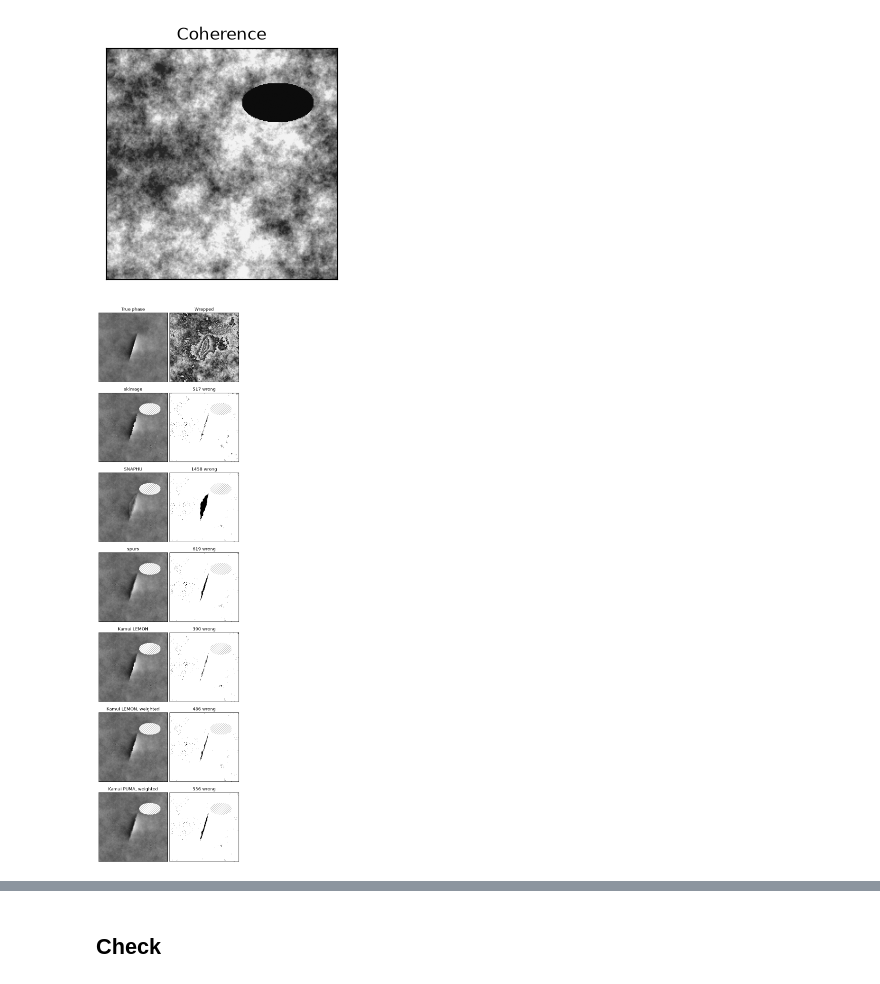
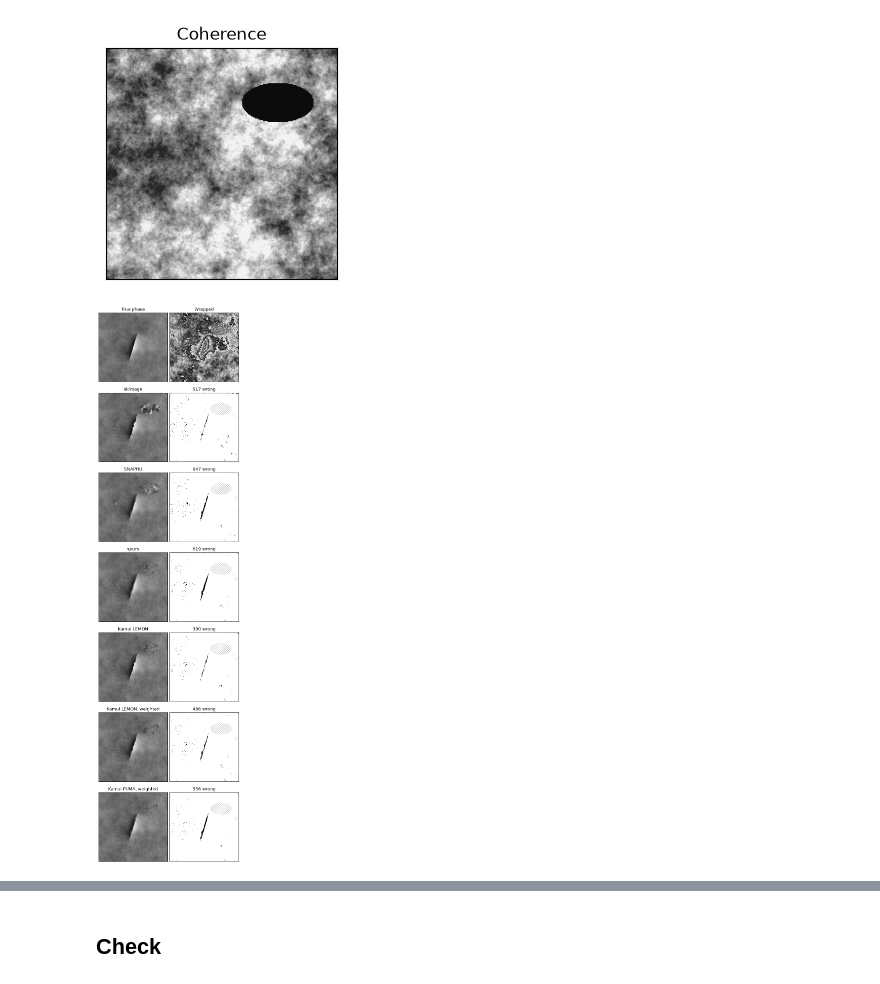
Before and after one commit to yoyolicoris/kamui, a Jupyter notebook: examples/synthetic_images.ipynb, the cells around one changed output, grey strips where cells are left out. Cells and saved outputs as stored; diff of their text form; code cells hidden in the pictures.

```diff
--- a/examples/synthetic_images.ipynb
+++ b/examples/synthetic_images.ipynb
@@ -45,8 +45,8 @@ def quiet_stdout():
         os.close(saved)
 
 
-def unwrap_snaphu(wrapped, coherence=None):
-    """Unwrap with SNAPHU's smooth-surface cost, masking NaN pixels.
+def unwrap_snaphu(wrapped, coherence=None, nlooks=1, cost="smooth"):
+    """Unwrap with SNAPHU, masking NaN pixels.
 
     Without a coherence map, SNAPHU gets a uniform 0.5.
     """
@@ -55,7 +55,7 @@ def unwrap_snaphu(wrapped, coherence=None):
     corr = np.full(wrapped.shape, 0.5) if coherence is None else coherence
     with quiet_stdout():
         unwrapped, _ = snaphu.unwrap(
-            igram, corr.astype(np.float32), nlooks=1, cost="smooth", mask=valid
+            igram, corr.astype(np.float32), nlooks=nlooks, cost=cost, mask=valid
         )
     return np.where(valid, unwrapped, np.nan)
 
@@ -100,14 +100,17 @@ def n_errors(unwrapped, truth):
 def compare(truth, wrapped, methods=METHODS, exclude=None):
     """Unwrap `wrapped` with each method, plot each result beside its wrong pixels, and time it.
 
-    Pixels in the boolean mask `exclude` are left out of the plots and counts. Returns the results.
+    Pixels in the boolean mask `exclude` are left out of the wrong-pixel maps and counts.
+    Returns the results, with those pixels set to NaN.
     """
-    results, seconds = {}, {}
+    unwrapped_by, results, seconds = {}, {}, {}
     for name, unwrap in methods.items():
         start = perf_counter()
-        unwrapped = unwrap(wrapped)
+        unwrapped_by[name] = unwrap(wrapped)
         seconds[name] = perf_counter() - start
-        results[name] = unwrapped if exclude is None else np.where(exclude, np.nan, unwrapped)
+        results[name] = (
+            unwrapped_by[name] if exclude is None else np.where(exclude, np.nan, unwrapped_by[name])
+        )
 
     nrows = 1 + len(results)
     height, width = truth.shape
@@ -130,7 +133,7 @@ def compare(truth, wrapped, methods=METHODS, exclude=None):
     axes[0, 1].imshow(wrapped, cmap="gray", vmin=-np.pi, vmax=np.pi)
     axes[0, 1].set_title("Wrapped")
     for (left, right), (name, unwrapped) in zip(axes[1:], results.items(), strict=True):
-        left.imshow(unwrapped - 2 * np.pi * common_offset(unwrapped, truth), **scale)
+        left.imshow(unwrapped_by[name] - 2 * np.pi * common_offset(unwrapped, truth), **scale)
         left.set_title(name)
         errors = cycle_errors(unwrapped, truth)
         wrong = np.where(np.isnan(errors), np.nan, np.abs(errors) > 0.5)
@@ -374,11 +377,11 @@ def interferogram(phase, coherence, looks, rng):
     return np.angle(igram), np.abs(igram) / np.sqrt(power)
 
 
-def insar_methods(coherence):
-    """Return the methods for an interferogram, given its sample coherence."""
+def insar_methods(coherence, nlooks):
+    """Return the methods for an interferogram, given its sample coherence and looks."""
     return {
         "skimage": unwrap_phase,
-        "SNAPHU": lambda wrapped: unwrap_snaphu(wrapped, coherence),
+        "SNAPHU": lambda wrapped: unwrap_snaphu(wrapped, coherence, nlooks, cost="defo"),
         "spurs": unwrap_spurs,
         "Kamui LEMON": METHODS["Kamui LEMON"],
         "Kamui LEMON, weighted": lambda wrapped: kamui.unwrap_dimensional(
@@ -407,13 +410,15 @@ plt.show()
 # %%
 along = (yy3 - 73) / 110  # 0 and 1 at the rupture's tips
 slip = 12 * np.pi * np.sin(np.pi * np.clip(along, 0, 1))
 across = xx3 - 128 + 0.3 * (yy3 - M / 2)  # distance from the fault trace, roughly
 quake = slip / np.pi * np.arctan(15 / np.where(across == 0, 1e-9, across)) + atmosphere
 
 rupture = (np.abs(across) < 3) & (along > 0) & (along < 1)
 quake_coherence = np.where(rupture, np.minimum(scene_coherence, 0.2), scene_coherence)
 wrapped_quake, quake_sample_coherence = interferogram(quake, quake_coherence, 3, rng)
-quake_results = compare(quake, wrapped_quake, insar_methods(quake_sample_coherence), exclude=lake)
+quake_results = compare(
+    quake, wrapped_quake, insar_methods(quake_sample_coherence, 3 * 3), exclude=lake
+)
 # %% [output]
-[figure, old version]
+[figure, new version]
 skimage took 14 ms
```
Also changed, not shown: parts of 11 cells of this notebook, 1 other file.
